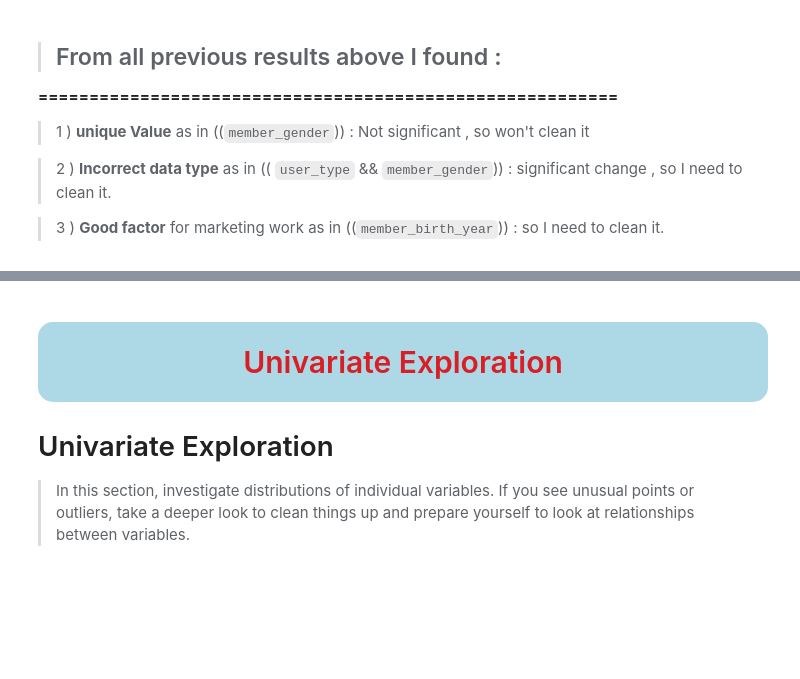
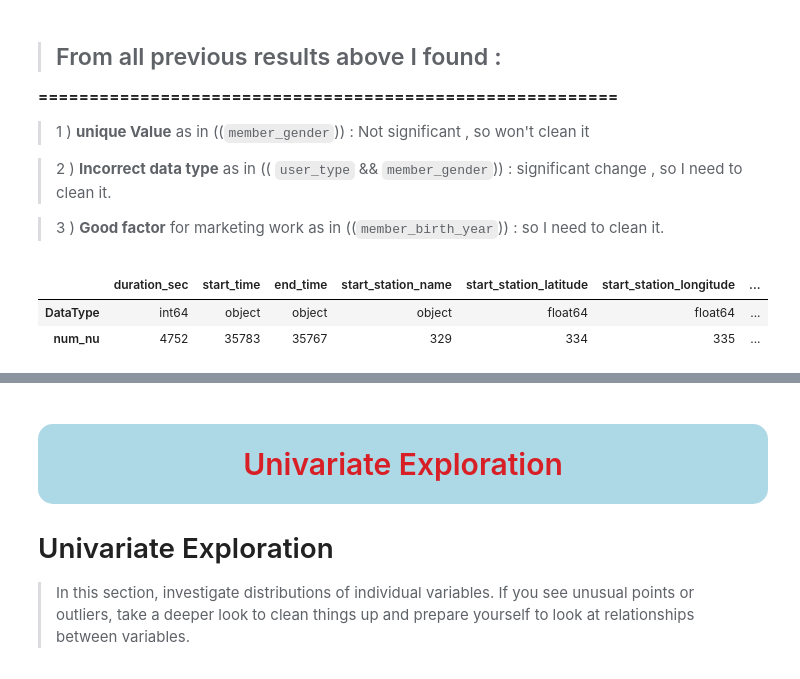
Before and after one commit to Mohamed-Abdallah01/Machine_Learning_AMIT_Course_24, a Jupyter notebook: Matrials/PythonForML/Projects/final_project/datasciece-Final-Project.ipynb, the cells around one changed output, grey strips where cells are left out. Drawn from its saved outputs; the diff is of its cells as text; code cells hidden in the pictures; blank space fills up the shorter version.

```diff
--- a/Matrials/PythonForML/Projects/final_project/datasciece-Final-Project.ipynb
+++ b/Matrials/PythonForML/Projects/final_project/datasciece-Final-Project.ipynb
@@ -330,5 +471,13 @@ memory usage: 22.4+ MB
 # %%
 ## check your work
+dtypes = df.dtypes
+num_nu = df.nunique()
+
+pd.DataFrame({"DataType":dtypes , "num_nu":num_nu}).T
+# %% [output]
+|  | duration_sec | start_time | end_time | start_station_name | start_station_latitude | start_station_longitude | ... |
+| DataType | int64 | object | object | object | float64 | float64 | ... |
+| num_nu | 4752 | 35783 | 35767 | 329 | 334 | 335 | ... |
 # %%
 ## step 3 ) Good factor for marketing work as in ((`member_birth_year`)) : so need to clean it.
 ## To know the target audience's age and serve on them
```
Also changed, not shown: parts of 23 cells of this notebook, 1 other file.
